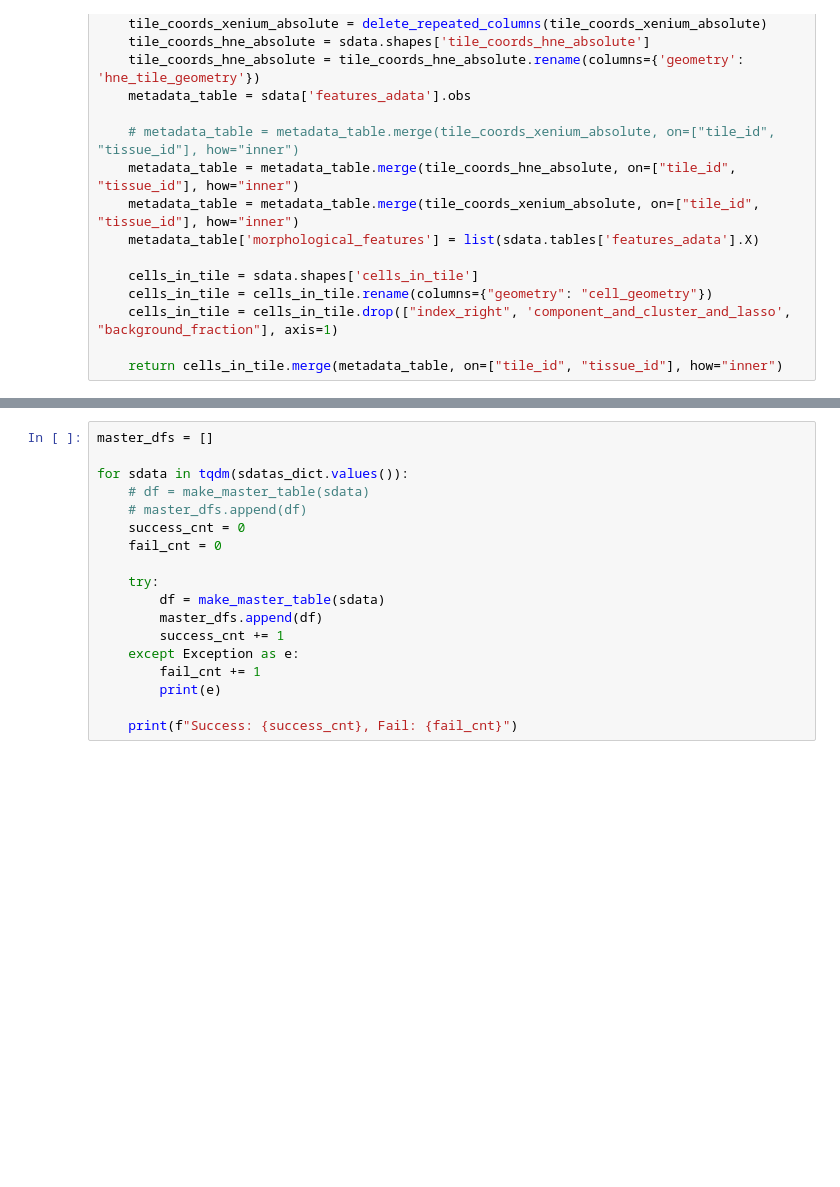
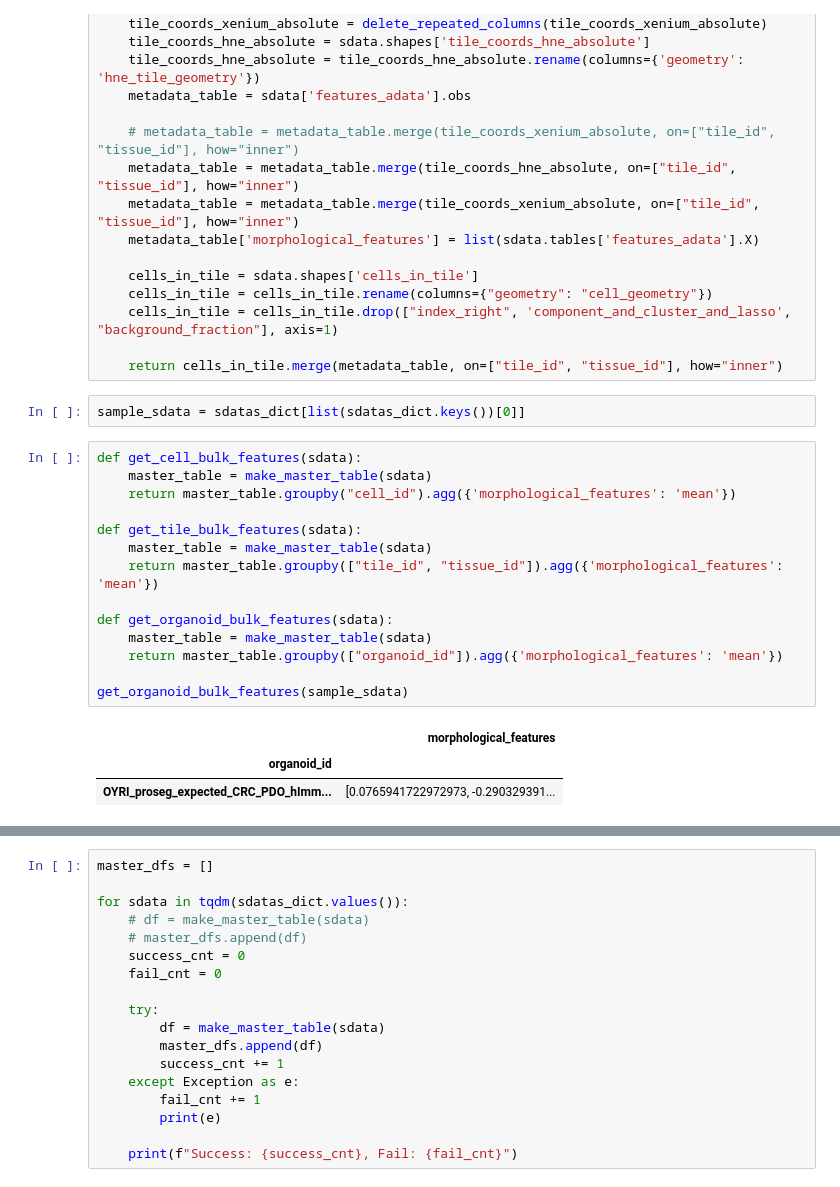
Before and after one commit to bdsc-tds/Norkin2026, a Jupyter notebook: workflow/analysis/xenium/morphology_notebooks/3-sdata_aggregation.ipynb, the cells around one changed output, grey strips where cells are left out. Saved outputs shown, nothing was run; the diff lists cells and outputs as text; blank space fills up the shorter version.

```diff
--- a/workflow/analysis/xenium/morphology_notebooks/3-sdata_aggregation.ipynb
+++ b/workflow/analysis/xenium/morphology_notebooks/3-sdata_aggregation.ipynb
@@ -80,3 +91,23 @@ def make_master_table(sdata):
     cells_in_tile = cells_in_tile.drop(["index_right", 'component_and_cluster_and_lasso', "background_fraction"], axis=1)
 
     return cells_in_tile.merge(metadata_table, on=["tile_id", "tissue_id"], how="inner")
+# %%
+sample_sdata = sdatas_dict[list(sdatas_dict.keys())[0]]
+# %%
+def get_cell_bulk_features(sdata):
+    master_table = make_master_table(sdata)
+    return master_table.groupby("cell_id").agg({'morphological_features': 'mean'})
+
+def get_tile_bulk_features(sdata):
+    master_table = make_master_table(sdata)
+    return master_table.groupby(["tile_id", "tissue_id"]).agg({'morphological_features': 'mean'})
+
+def get_organoid_bulk_features(sdata):
+    master_table = make_master_table(sdata)
+    return master_table.groupby(["organoid_id"]).agg({'morphological_features': 'mean'})
+
+get_organoid_bulk_features(sample_sdata)
+# %% [output]
+|  | morphological_features |
+| organoid_id |  |
+| OYRI_proseg_expected_CRC_PDO_hImm... | [0.0765941722972973, -0.290329391... |
```
Also changed, not shown: parts of 4 cells of this notebook, 4 other files.
